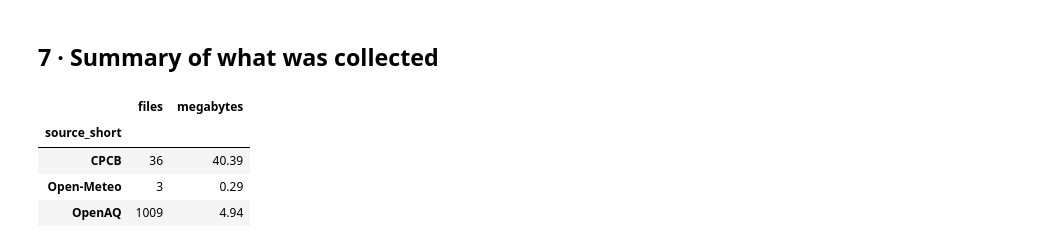
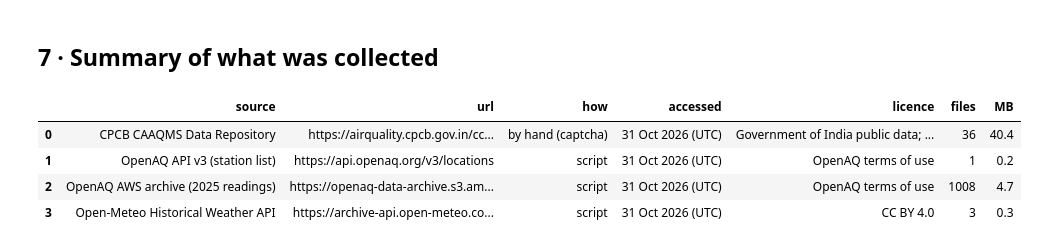
Before and after one commit to Riyan-Aggarwal/Delhi_pollution_level, a Jupyter notebook: notebooks/01_collection.ipynb, the cells around one changed output. Cells and saved outputs as stored; diff of their text form; code cells hidden in the pictures.

```diff
--- a/notebooks/01_collection.ipynb
+++ b/notebooks/01_collection.ipynb
@@ -156,10 +139,6 @@ if not loc_file.exists():
                     headers={"X-API-Key": OPENAQ_KEY}, timeout=60)
     r.raise_for_status()
     loc_file.write_text(r.text, encoding="utf-8")
-    log_provenance([{"file": str(loc_file.relative_to(ROOT)), "source": "OpenAQ API v3",
-                     "url": r.url, "accessed_utc": now_utc(),
-                     "licence": "OpenAQ terms of use; provider licence not stated (null in API)",
-                     "bytes": loc_file.stat().st_size, "sha256": sha256(loc_file)}])
 
 locs_json = json.loads(loc_file.read_text(encoding="utf-8"))
 locs = pd.json_normalize(locs_json["results"])
@@ -594,14 +541,21 @@ cpcb_columns
 | 12 | VWS (m/s) | Vertical wind speed | dropped |
 # %% [markdown]
 ## 7 · Summary of what was collected
-# %%
-prov = pd.read_csv(PROV)
-prov["source_short"] = prov["source"].str.extract(r"^(OpenAQ|Open-Meteo|CPCB)")
-summary = prov.groupby("source_short").agg(files=("file", "size"), megabytes=("bytes", lambda b: round(b.sum() / 1e6, 2)))
-summary
-# %% [output]
-|  | files | megabytes |
-| source_short |  |  |
-| CPCB | 36 | 40.39 |
-| Open-Meteo | 3 | 0.29 |
-| OpenAQ | 1009 | 4.94 |
+# %%
+def folder_size(pattern):
+    files = list(RAW.glob(pattern))
+    return len(files), round(sum(f.stat().st_size for f in files) / 1e6, 1)
+summary = pd.DataFrame([
+    ("CPCB CAAQMS Data Repository", "https://airquality.cpcb.gov.in/ccr/#/repository/data", "by hand (captcha)", "Government of India public data; no licence stated", *folder_size("cpcb/*.csv")),
+    ("OpenAQ API v3 (station list)", "https://api.openaq.org/v3/locations", "script", "OpenAQ terms of use", *folder_size("openaq/*.json")),
+    ("OpenAQ AWS archive (2025 readings)", "https://openaq-data-archive.s3.amazonaws.com", "script", "OpenAQ terms of use", *folder_size("openaq/loc*/*.csv.gz")),
+    ("Open-Meteo Historical Weather API", "https://archive-api.open-meteo.com/v1/archive", "script", "CC BY 4.0", *folder_size("openmeteo/*.json")),
+], columns=["source", "url", "how", "licence", "files", "MB"])
+summary.insert(3, "accessed", "31 Oct 2026 (UTC)")
+summary
+# %% [output]
+|  | source | url | how | accessed | licence | files | MB |
+| 0 | CPCB CAAQMS Data Repository | https://airquality.cpcb.gov.in/cc... | by hand (captcha) | 31 Oct 2026 (UTC) | Government of India public data; ... | 36 | 40.4 |
+| 1 | OpenAQ API v3 (station list) | https://api.openaq.org/v3/locations | script | 31 Oct 2026 (UTC) | OpenAQ terms of use | 1 | 0.2 |
+| 2 | OpenAQ AWS archive (2025 readings) | https://openaq-data-archive.s3.am... | script | 31 Oct 2026 (UTC) | OpenAQ terms of use | 1008 | 4.7 |
+| 3 | Open-Meteo Historical Weather API | https://archive-api.open-meteo.co... | script | 31 Oct 2026 (UTC) | CC BY 4.0 | 3 | 0.3 |
```
Also changed, not shown: parts of 11 cells of this notebook, 29 other files.
